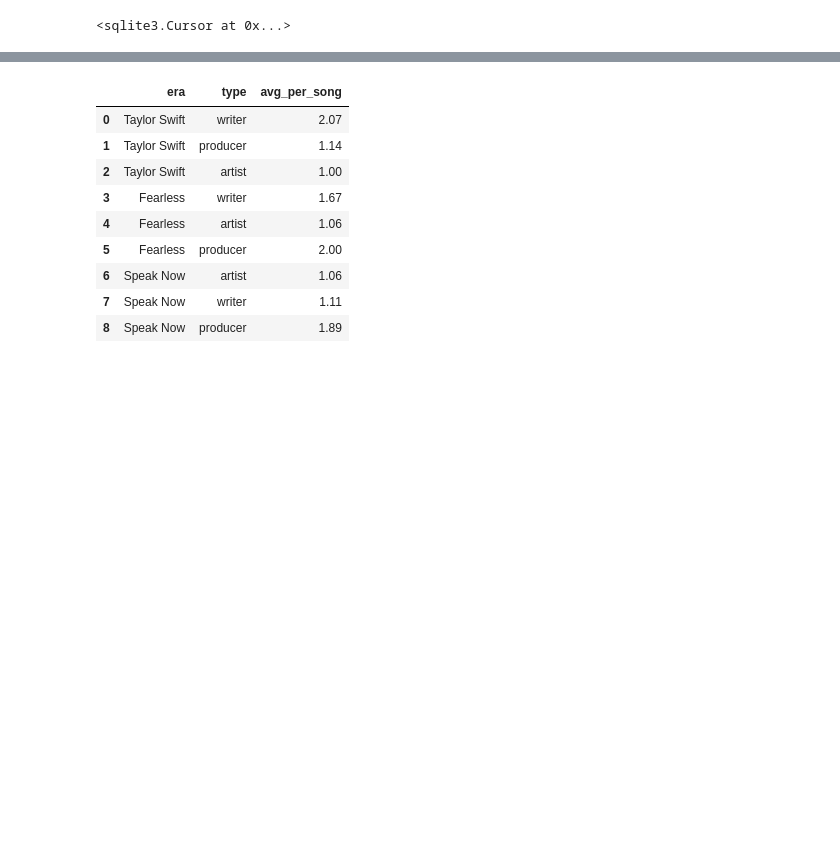
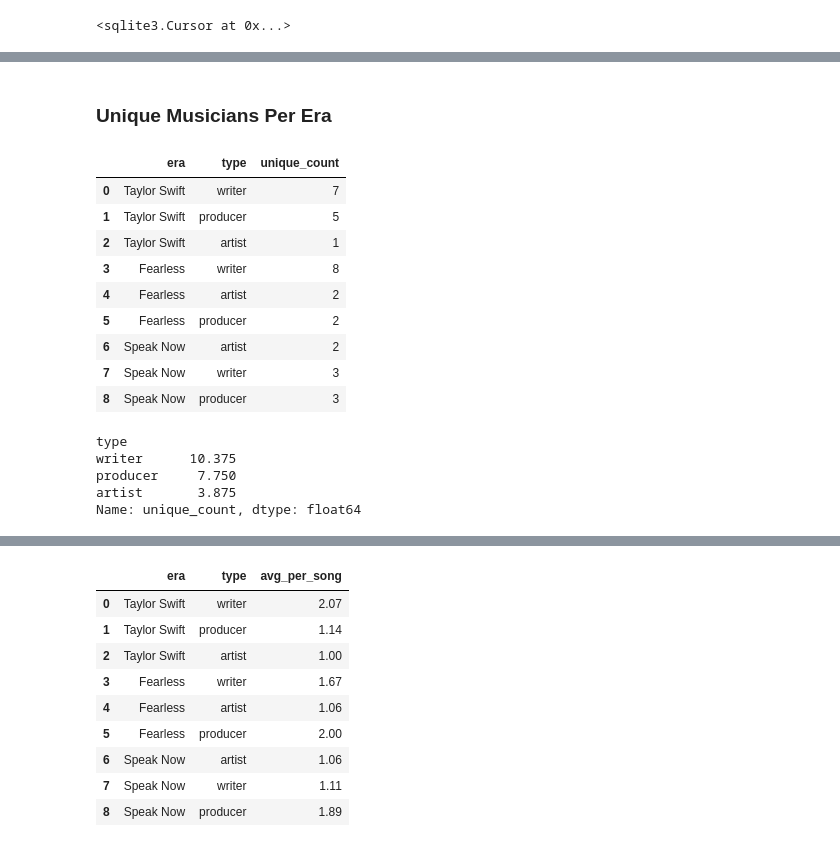
Before and after one commit to madroscla/taylor-swift-discography, a Jupyter notebook: 02_discography_stats.ipynb, the cells around one changed output, grey strips where cells are left out. Saved outputs shown, nothing was run; the diff lists cells and outputs as text; code cells hidden in the pictures; blank space fills up the shorter version.

```diff
--- a/02_discography_stats.ipynb
+++ b/02_discography_stats.ipynb
@@ -63,0 +70,33 @@ cursor.executescript(temp_tables)
+# %% [markdown]
+### Unique Musicians Per Era
+# %%
+unique_credit_per_era = toolkit.sql_to_string('unique_credit_per_era.sql')
+
+unique_credit = pd.read_sql(unique_credit_per_era, connection)
+toolkit.sort_cat_column(unique_credit, 'era', eras.keys())
+unique_credit.head(9)
+# %% [output]
+|  | era | type | unique_count |
+| 0 | Taylor Swift | writer | 7 |
+| 1 | Taylor Swift | producer | 5 |
+| 2 | Taylor Swift | artist | 1 |
+| 3 | Fearless | writer | 8 |
+| 4 | Fearless | artist | 2 |
+| 5 | Fearless | producer | 2 |
+| 6 | Speak Now | artist | 2 |
+| 7 | Speak Now | writer | 3 |
+| 8 | Speak Now | producer | 3 |
+# %%
+# Pivoting dataframe for chart table
+unique_credit_pivot = unique_credit.pivot(columns='era', index='type', values='unique_count')
+unique_credit_pivot.sort_values('type', ascending=False, inplace=True)
+
+# Calculating overall means for type
+avg_per_type_unique = unique_credit.groupby('type')['unique_count'].mean().sort_values(ascending=False)
+avg_per_type_unique
+# %% [output]
+type
+writer      10.375
+producer     7.750
+artist       3.875
+Name: unique_count, dtype: float64
```
Also changed, not shown: parts of 14 cells of this notebook, 5 other files.
